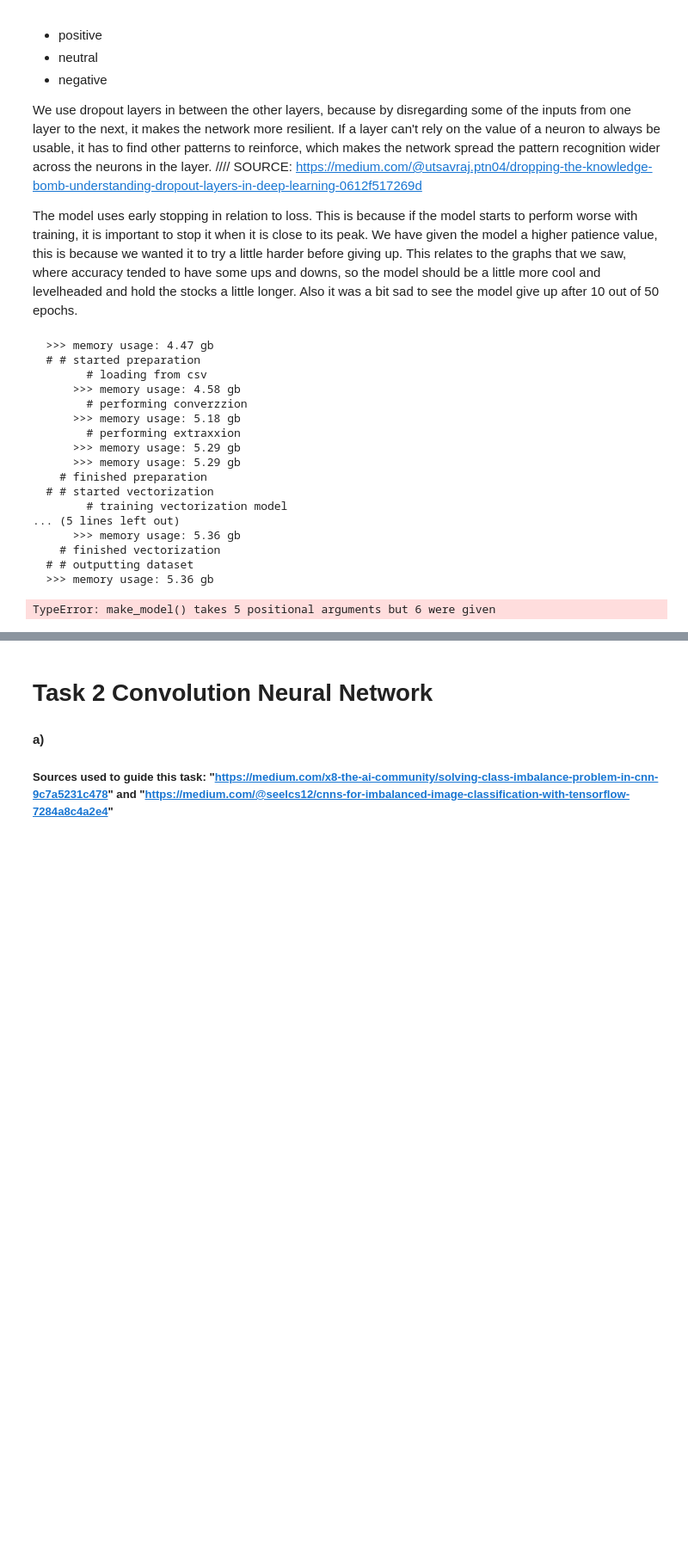
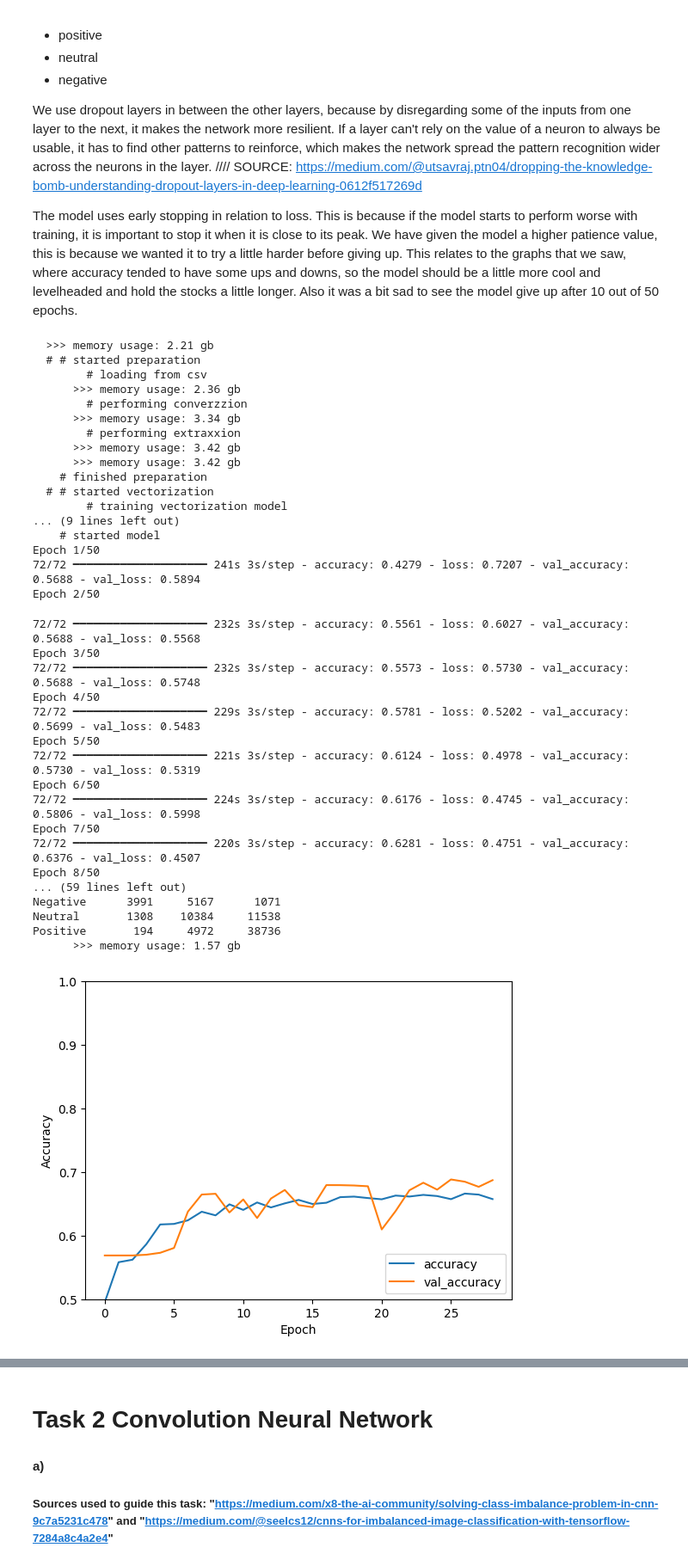
Before and after one commit to ellrub/Info284, a Jupyter notebook: groupExam2025.ipynb, the cells around one changed output, grey strips where cells are left out. Shown at 86% size. Saved outputs shown, nothing was run; the diff lists cells and outputs as text; code cells hidden in the pictures; blank space fills up the shorter version.

```diff
--- a/groupExam2025.ipynb
+++ b/groupExam2025.ipynb
@@ -772,7 +775,7 @@ returns 15% for validation
 returns 15% for test
 
 """
-def do_data(_path, _preparation_mode = "lemma", _fragment_channels = 100, _vectorization_mode = "skip"):
+def do_data(_path, _preparation_mode = "lemma", _fragment_channels = 100, _vectorization_mode = "skip", _batch_size = 64):
     if _vectorization_mode != "skip" and _vectorization_mode != "bow":
         raise ValueError("provided vectorization mode does not exist")
 
@@ -822,8 +825,6 @@ def do_data(_path, _preparation_mode = "lemma", _fragment_channels = 100, _vecto
     _other_x = None
     _other_y = None
 
-    _batch_size = 64
-
     _vectorizer_train = VectorizerIterator(_train_x, _train_y, _model, _resolution_largest, _fragment_channels, len(const_label_map))
     _dataset_train = data.Dataset.from_generator( lambda: _vectorizer_train, output_types = (tf.float32, tf.int8), output_shapes = ((_resolution_largest, _fragment_channels), (len(const_label_map)))).batch(_batch_size)
 
@@ -851,22 +852,22 @@ def make_model(_dataset_train, _dataset_validate, _resolution, _channels, _epoch
     print("    # started model")
     with tf.device("/GPU:0"):
         _model = models.Sequential()
-        _model.add( layers.Input( shape = ( _resolution, _channels ), dtype = tf.float32 ) )
-        _model.add( layers.Conv1D(32, 8, activation = "relu", strides = 2, data_format = "channels_last"))
+        _model.add( layers.Input( shape = (_resolution, _channels), dtype = tf.float32 ) )
+        _model.add( layers.Conv1D(48, 8, activation = "relu", strides = 2, data_format = "channels_last") )
         _model.add( layers.BatchNormalization())
         _model.add( layers.MaxPooling1D((2)))
-        _model.add( layers.Dropout(0.2))
-        _model.add( layers.Conv1D(64, 16, activation = "relu", strides = 1))
+        _model.add( layers.Dropout(0.3))
+        _model.add( layers.Conv1D(96, 16, activation = "relu", strides = 1))
         _model.add( layers.BatchNormalization())
         _model.add( layers.MaxPooling1D((2)))
-        _model.add( layers.Dropout(0.2))
+        _model.add( layers.Dropout(0.3))
         _model.add( layers.Dense(192, activation = "relu"))
         _model.add( layers.Flatten())
         _model.add( layers.BatchNormalization())
-        _model.add( layers.Dropout(0.3))
+        _model.add( layers.Dropout(0.4))
 
         _model.add( layers.Dense(64, activation = "relu"))
-        _model.add( layers.Dropout(0.1))
+        _model.add( layers.Dropout(0.2))
         _model.add( layers.Dense(96, activation = "relu"))
         _model.add( layers.Dropout(0.2))
         _model.add( layers.Dense(12, activation = "relu"))
@@ -951,9 +952,9 @@ def plotAll(_history, _confusion_matrix):
 
     _confusion_matrix = np.array(_confusion_matrix).astype("float") / np.array(_confusion_matrix).sum(axis=1)[:, np.newaxis]
     _confusion_matrix = pd.DataFrame(_confusion_matrix, index = ["Negative","Neutral","Positive"], columns = ["Negative","Neutral","Positive"])
+    plt.figure(figsize = (5, 5))
+    sns.heatmap(_confusion_matrix, annot = True, annot_kws = {"size": 15})
 
-	# plt.figure(figsize = (5, 5))
-    # sns.heatmap(_confusion_matrix, annot = True, annot_kws = {"size": 15})
 # print(tf.convert_to_tensor(list(const_label_map.values())))
 #_predictions = _model.predict(_dataset_test)
 #print(_matrix = tfmath.confusion_matrix(tf.convert_to_tensor(list(const_label_map.values())), _predictions))
@@ -961,43 +962,62 @@ def plotAll(_history, _confusion_matrix):
 #############
 # ACTUALLY DOING EVERYTHING
 
-fragment_channels = 128
+fragment_channels = 256
 epochs = 50
-steps = 54
+steps = 72
+batch_size = 128
 
 dataset_train, dataset_validate, dataset_test, resolution = do_data(
     "Hotel_Reviews.csv",
     _fragment_channels = fragment_channels,
     _vectorization_mode = "skip",
+    _batch_size = batch_size,
 )
 
 _model, _history = make_model(dataset_train, dataset_validate, resolution, fragment_channels, epochs, steps)
 
 _confusion_matrix = evaluate_model(_model, dataset_test)
 plotAll(_history, _confusion_matrix)
 
 ## dereferencing for garbage collection
 dataset_train = None
 dataset_validate = None
 dataset_test = None
 _model = None
 _history = None
 # %% [output]
-  >>> memory usage: 4.47 gb
+  >>> memory usage: 2.21 gb
   # # started preparation
         # loading from csv
-      >>> memory usage: 4.58 gb
+      >>> memory usage: 2.36 gb
         # performing converzzion
-      >>> memory usage: 5.18 gb
+      >>> memory usage: 3.34 gb
         # performing extraxxion
-      >>> memory usage: 5.29 gb
-      >>> memory usage: 5.29 gb
+      >>> memory usage: 3.42 gb
+      >>> memory usage: 3.42 gb
     # finished preparation
   # # started vectorization
         # training vectorization model
-... (5 lines left out)
-      >>> memory usage: 5.36 gb
-    # finished vectorization
-  # # outputting dataset
-  >>> memory usage: 5.36 gb
+... (9 lines left out)
+    # started model
+Epoch 1/50
+72/72 ━━━━━━━━━━━━━━━━━━━━ 241s 3s/step - accuracy: 0.4279 - loss: 0.7207 - val_accuracy: 0.5688 - val_loss: 0.5894
+Epoch 2/50
-TypeError: make_model() takes 5 positional arguments but 6 were given
+72/72 ━━━━━━━━━━━━━━━━━━━━ 232s 3s/step - accuracy: 0.5561 - loss: 0.6027 - val_accuracy: 0.5688 - val_loss: 0.5568
+Epoch 3/50
+72/72 ━━━━━━━━━━━━━━━━━━━━ 232s 3s/step - accuracy: 0.5573 - loss: 0.5730 - val_accuracy: 0.5688 - val_loss: 0.5748
+Epoch 4/50
+72/72 ━━━━━━━━━━━━━━━━━━━━ 229s 3s/step - accuracy: 0.5781 - loss: 0.5202 - val_accuracy: 0.5699 - val_loss: 0.5483
+Epoch 5/50
+72/72 ━━━━━━━━━━━━━━━━━━━━ 221s 3s/step - accuracy: 0.6124 - loss: 0.4978 - val_accuracy: 0.5730 - val_loss: 0.5319
+Epoch 6/50
+72/72 ━━━━━━━━━━━━━━━━━━━━ 224s 3s/step - accuracy: 0.6176 - loss: 0.4745 - val_accuracy: 0.5806 - val_loss: 0.5998
+Epoch 7/50
+72/72 ━━━━━━━━━━━━━━━━━━━━ 220s 3s/step - accuracy: 0.6281 - loss: 0.4751 - val_accuracy: 0.6376 - val_loss: 0.4507
+Epoch 8/50
+... (59 lines left out)
+Negative      3991     5167      1071
+Neutral       1308    10384     11538
+Positive       194     4972     38736
+      >>> memory usage: 1.57 gb
+[figure, added]
```
Also changed, not shown: parts of 4 cells of this notebook.
